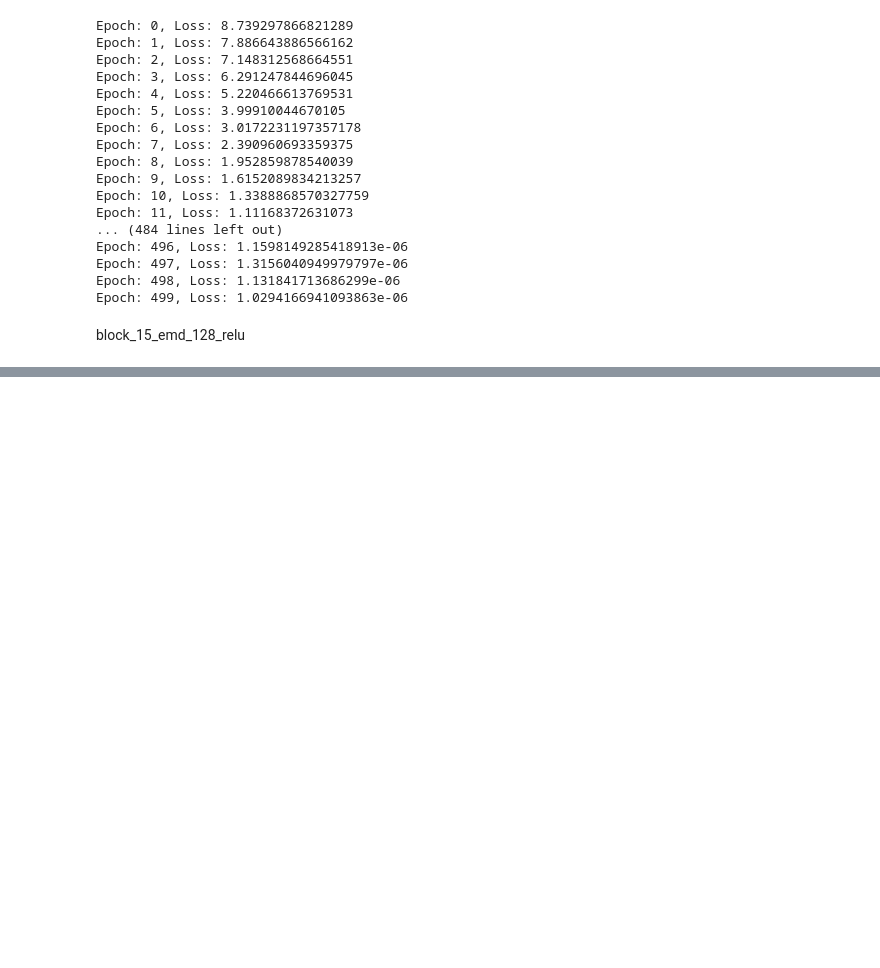
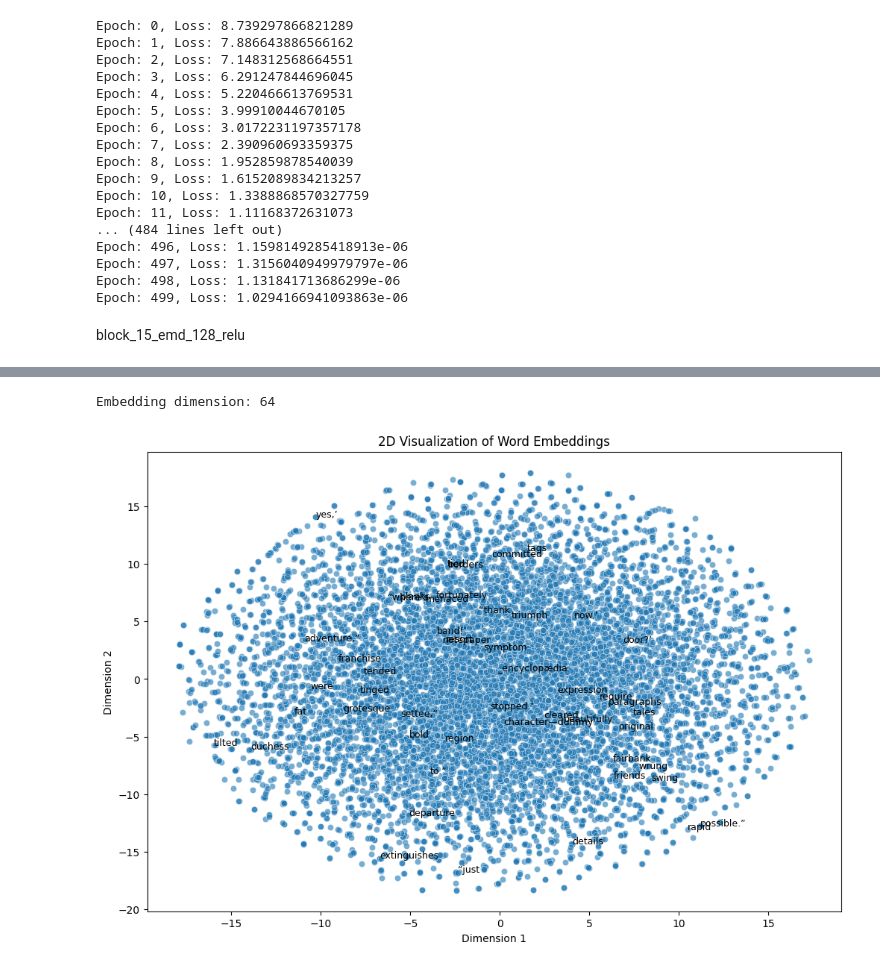
Before and after one commit to Piyush-Singh1234/ML-Assignment-3, a Jupyter notebook: Assignment3_Task1.ipynb, the cells around one changed output, grey strips where cells are left out. Saved outputs shown, nothing was run; the diff lists cells and outputs as text; code cells hidden in the pictures; blank space fills up the shorter version.

Commit message:
added graph

```diff
--- a/Assignment3_Task1.ipynb
+++ b/Assignment3_Task1.ipynb
@@ -13,7 +13,7 @@ text = response.read().decode('utf-8')
 # Preprocess the text
 text = text.lower().replace('\n', ' ')
 words = text.split()
-words = [word.strip('.,!?";:()[]') for word in words if len(word) > 1]  # Remove punctuation and short words
+words = [word.strip('.,!?";:()[]') for word in words if len(word) > 2]  # Remove punctuation and short words
 
 # Create vocabulary
 vocab = sorted(set(words))
@@ -83,13 +83,13 @@ for epoch in range(500):  # Reduce epoch for quicker training
 
 # Save the trained model and vocabulary
 torch.save({
-    'model_state_dict_2': model.state_dict(),
+    'model_state_dict': model.state_dict(),
     'stoi': stoi,
     'itos': itos,
     'block_size': block_size,
     'emb_dim': emb_dim,
     'activation': activation,
-}, 'trained_model.pth')
+}, 'trained_model_10_64_relu.pth')
 # %% [output]
 Epoch: 0, Loss: 8.253108024597168
 Epoch: 1, Loss: 7.5538458824157715
@@ -1458,0 +1206,37 @@ if st.button("Predict"):
+# %%
+import numpy as np
+from sklearn.manifold import TSNE
+import seaborn as sns
+
+# Get the embeddings from the trained model
+embeddings = model.emb.weight.detach().cpu().numpy()
+
+# Check dimensionality of embeddings
+embedding_dim = embeddings.shape[1]
+print(f"Embedding dimension: {embedding_dim}")
+
+# Apply t-SNE if embedding dimensions are more than 2
+if embedding_dim > 2:
+    tsne = TSNE(n_components=2, random_state=42)
+    embeddings_2d = tsne.fit_transform(embeddings)
+else:
+    embeddings_2d = embeddings  # Use the raw 2D embeddings
+
+# Create a scatter plot of the embeddings
+plt.figure(figsize=(12, 8))
+sns.scatterplot(x=embeddings_2d[:, 0], y=embeddings_2d[:, 1], alpha=0.6)
+
+# Annotate some words to check the context
+num_words_to_label = 50  # Adjust the number for readability
+words_to_label = np.random.choice(len(vocab), num_words_to_label, replace=False)
+
+for i in words_to_label:
+    plt.text(embeddings_2d[i, 0], embeddings_2d[i, 1], itos[i + 1], fontsize=9)
+
+plt.title("2D Visualization of Word Embeddings")
+plt.xlabel("Dimension 1")
+plt.ylabel("Dimension 2")
+plt.show()
+# %% [output]
+Embedding dimension: 64
+[figure, added]
```
Also changed, not shown: parts of 12 cells of this notebook.
